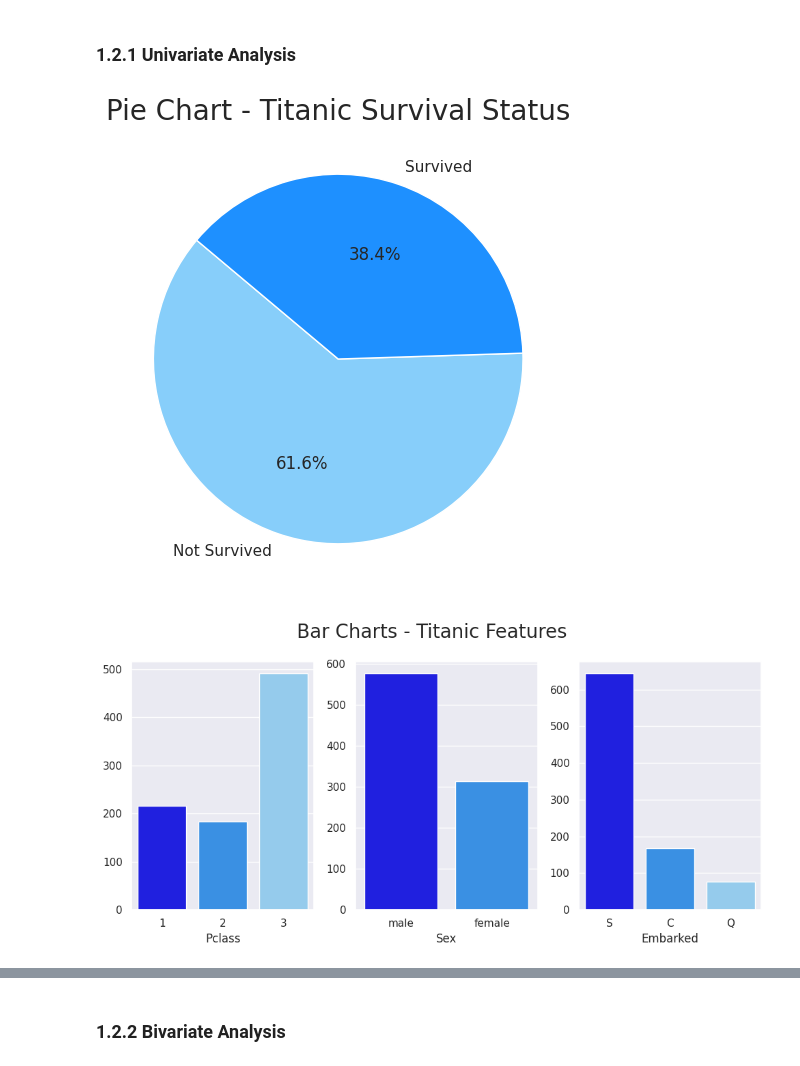
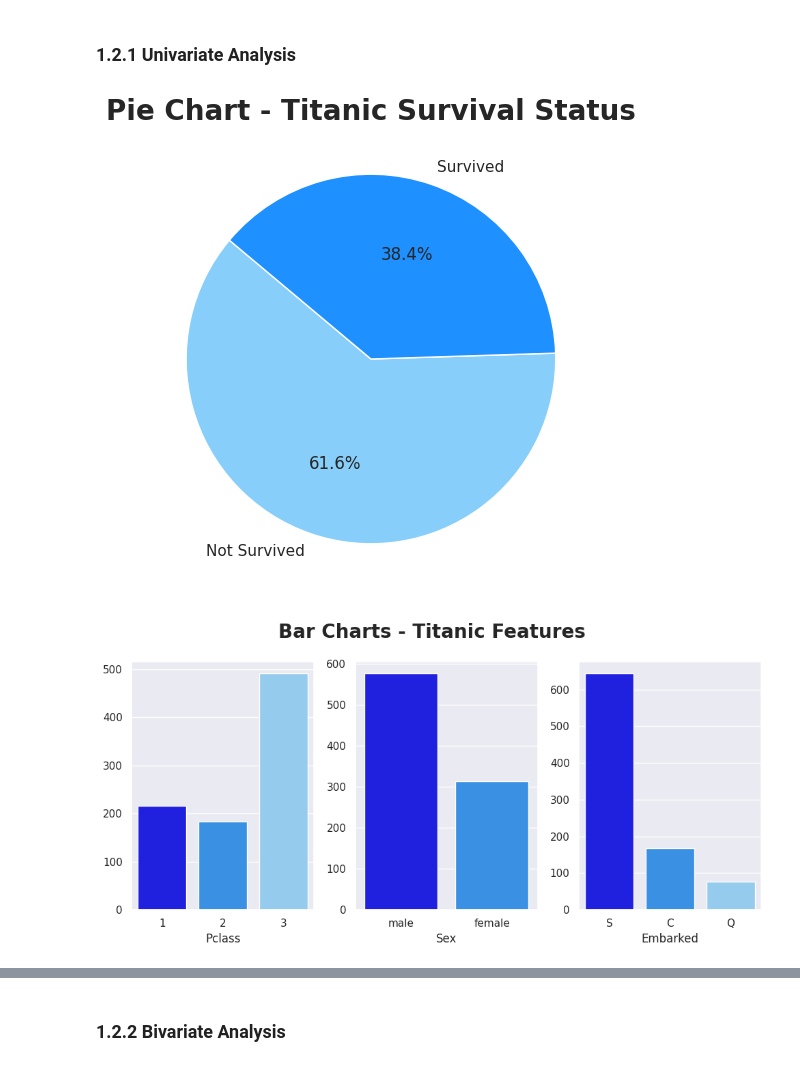
Before and after one commit to DanushH/Machine-Learning-Notebooks, a Jupyter notebook: Titanic-Survival-Classification.ipynb, the cells around one changed output, grey strips where cells are left out. Cells and saved outputs as stored; diff of their text form; code cells hidden in the pictures.

Commit message:
Kaggle Notebook | Titanic-Survival-Classification | Version 4

```diff
--- a/Titanic-Survival-Classification.ipynb
+++ b/Titanic-Survival-Classification.ipynb
@@ -68,6 +66,8 @@ warnings.filterwarnings('ignore')
 # %%
-train_data = pd.read_csv('/kaggle/input/titanic/train.csv')
-test_data = pd.read_csv('/kaggle/input/titanic/test.csv')
+train_data_original = pd.read_csv('/kaggle/input/titanic/train.csv')
+test_data_original = pd.read_csv('/kaggle/input/titanic/test.csv')
+train_data = train_data_original.copy()
+test_data = test_data_original.copy()
 # %%
 train_data.head()
 # %% [output]
@@ -129,0 +126,5 @@ train_data.shape
+# %%
+train_data.drop(columns='PassengerId', inplace=True)
+print(f"Train data rows and columns: {train_data.shape}")
+test_data.drop(columns='PassengerId', inplace=True)
+print(f"Train data rows and columns: {test_data.shape}")
@@ -210,8 +229,8 @@ Index(['PassengerId', 'Survived', 'Pclass', 'Name', 'Sex', 'Age', 'SibSp',
 # %%
 cat_features = ['Pclass', 'Sex', 'Embarked']
 num_features = ['Age', 'Fare', 'SibSp', 'Parch']
-unimportant_features = ['PassengerId', 'Name', 'Ticket', 'Cabin']
-target = ['Survived']
+features_to_drop = ['Name', 'Ticket', 'Cabin']
+target = 'Survived'
 # %%
 train_data[cat_features].dtypes
 # %% [output]
@@ -275,17 +301,17 @@ dtype: int64
 # %%
 value_counts = train_data[target].value_counts()
 
 sns.set_theme()
 plt.figure(figsize=(8, 6))
 palette = ['lightskyblue', 'dodgerblue']
 
 plt.pie(value_counts, labels=['Not Survived', 'Survived'], autopct='%1.1f%%', startangle=140, colors=palette)
-plt.title('Pie Chart - Titanic Survival Status', fontsize=20)
+plt.title('Pie Chart - Titanic Survival Status', fontsize=20, weight='bold')
 
 plt.savefig('Pie Chart - Titanic Survival Status.png')
 plt.show()
 # %% [output]
-[figure, old version]
+[figure, new version]
 # %%
 n_rows = 1
 n_cols = 3
@@ -300,10 +326,10 @@ for i, column in enumerate(train_data[cat_features].columns):
     sns.barplot(x=category_counts.index, y=category_counts.values, ax=ax, palette=palette)
 
 
-plt.suptitle('Bar Charts - Titanic Features', fontsize=20)
+plt.suptitle('Bar Charts - Titanic Features', fontsize=20, weight='bold')
 plt.tight_layout()
 
 plt.savefig('Bar Charts - Titanic Features')
 plt.show()
 # %% [output]
-[figure, old version]
+[figure, new version]
```
Also changed, not shown: parts of 49 cells of this notebook.
